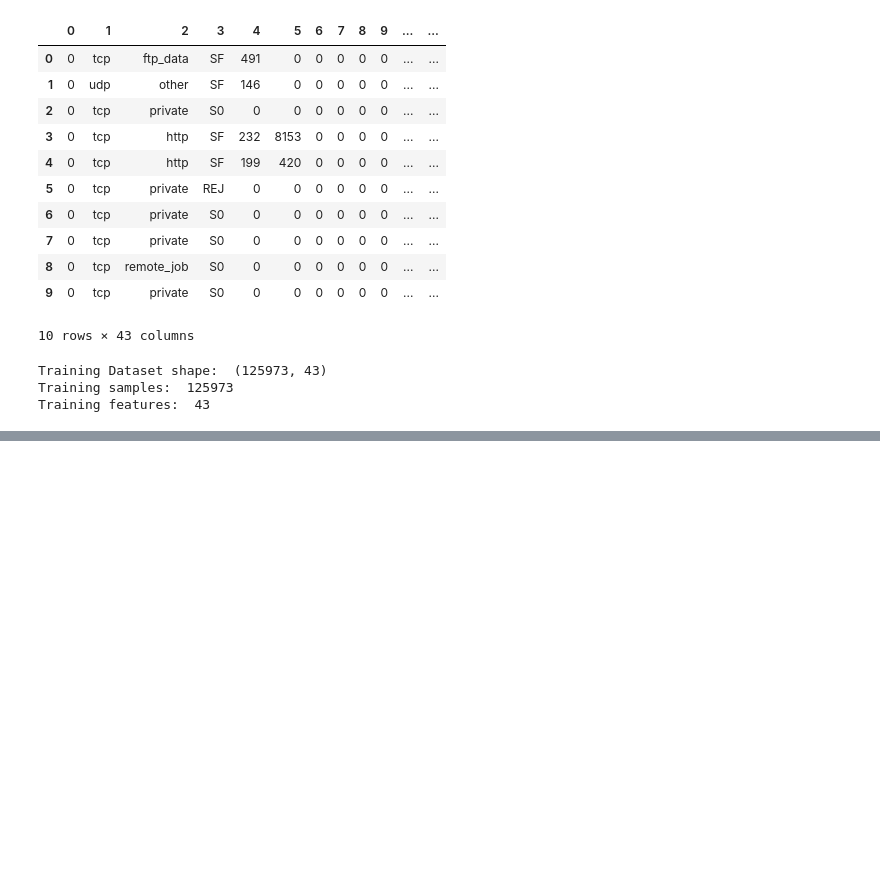
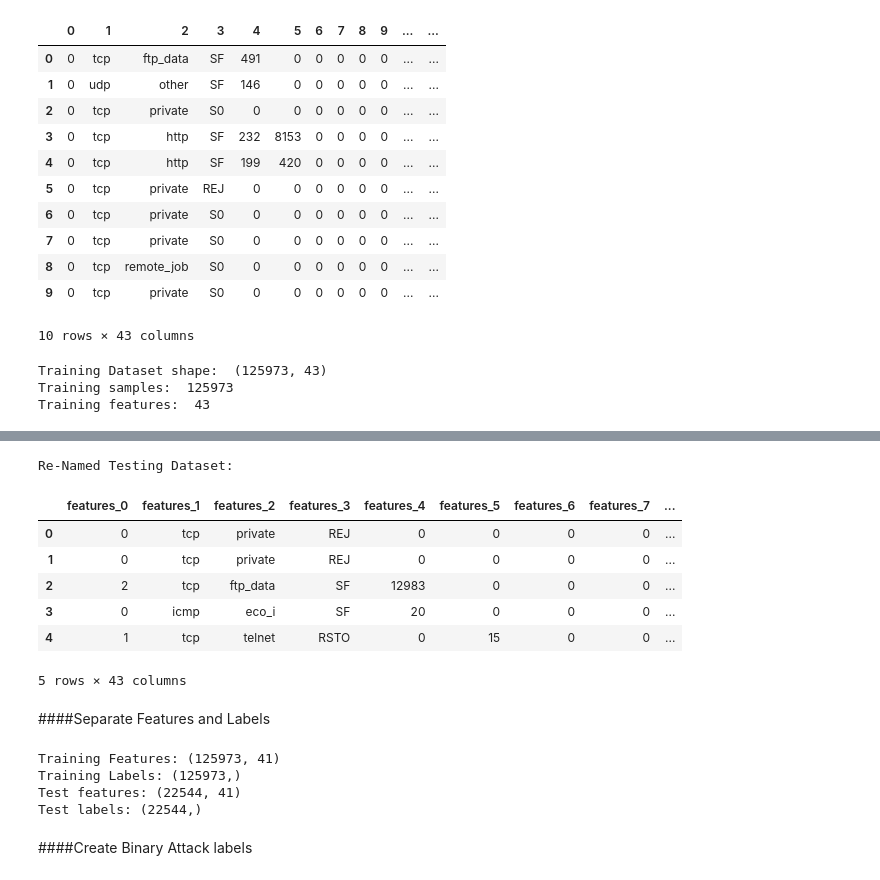
Before and after one commit to RansiluRanasinghe/unsupervised-intrusion-detection-nsl-kdd, a Jupyter notebook: Notebook/Unsupervised_Intrusion_Detection_NSL_KDD.ipynb, the cells around one changed output, grey strips where cells are left out. Cells and saved outputs as stored; diff of their text form; code cells hidden in the pictures; blank space fills up the shorter version.

```diff
--- a/Notebook/Unsupervised_Intrusion_Detection_NSL_KDD.ipynb
+++ b/Notebook/Unsupervised_Intrusion_Detection_NSL_KDD.ipynb
@@ -84,0 +134,15 @@ Training features:  43
+# %%
+print("Re-Named Testing Dataset:\n")
+
+display(test_df.head(5))
+# %% [output]
+Re-Named Testing Dataset:
+|  | features_0 | features_1 | features_2 | features_3 | features_4 | features_5 | features_6 | features_7 | ... |
+| 0 | 0 | tcp | private | REJ | 0 | 0 | 0 | 0 | ... |
+| 1 | 0 | tcp | private | REJ | 0 | 0 | 0 | 0 | ... |
+| 2 | 2 | tcp | ftp_data | SF | 12983 | 0 | 0 | 0 | ... |
+| 3 | 0 | icmp | eco_i | SF | 20 | 0 | 0 | 0 | ... |
+| 4 | 1 | tcp | telnet | RSTO | 0 | 15 | 0 | 0 | ... |
+5 rows × 43 columns
+# %% [markdown]
+####Separate Features and Labels
@@ -84,0 +158,12 @@ Training features:  43
+# %%
+print("Training Features:", X_train.shape)
+print("Training Labels:", y_train.shape)
+print("Test features:", X_test.shape)
+print("Test labels:", y_test.shape)
+# %% [output]
+Training Features: (125973, 41)
+Training Labels: (125973,)
+Test features: (22544, 41)
+Test labels: (22544,)
+# %% [markdown]
+####Create Binary Attack labels
```
Also changed, not shown: parts of 12 cells of this notebook.
